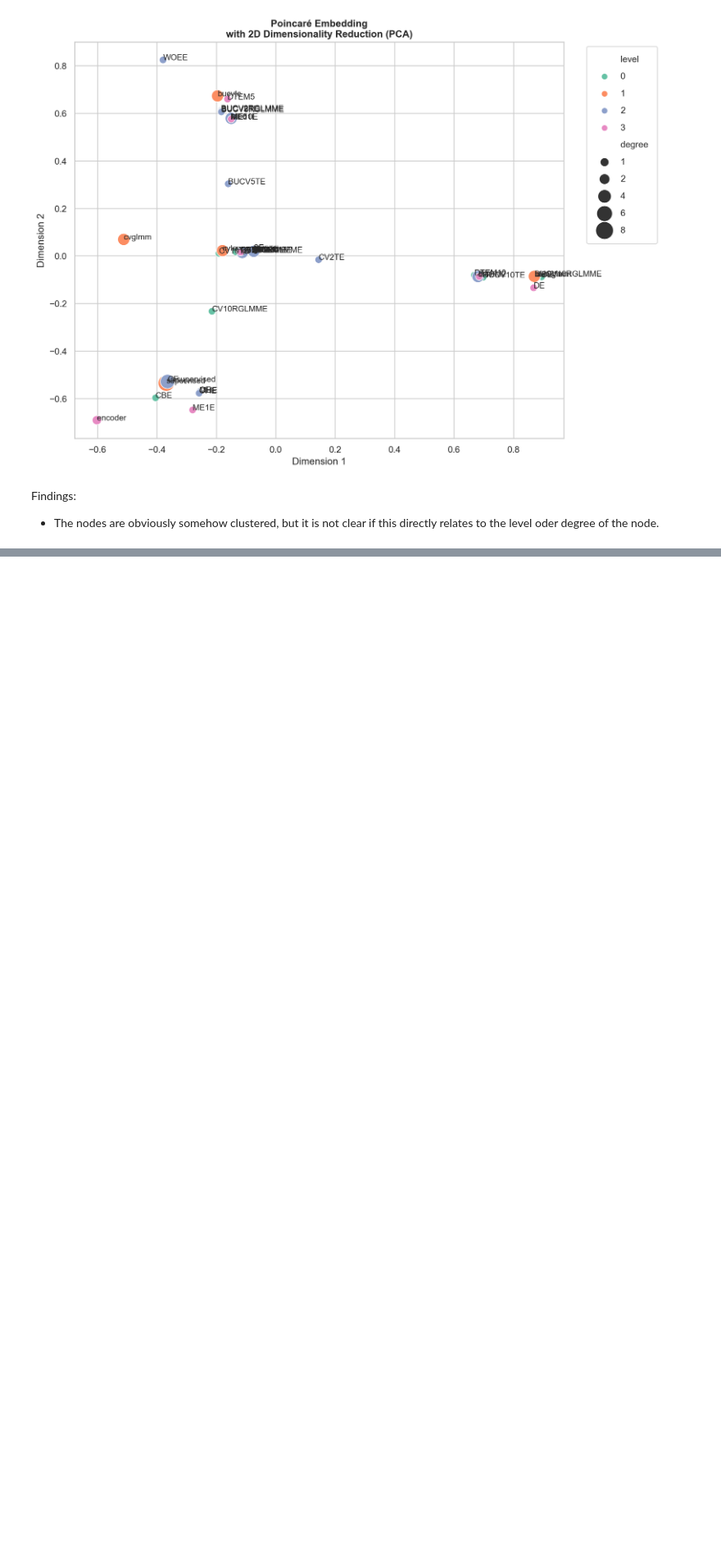
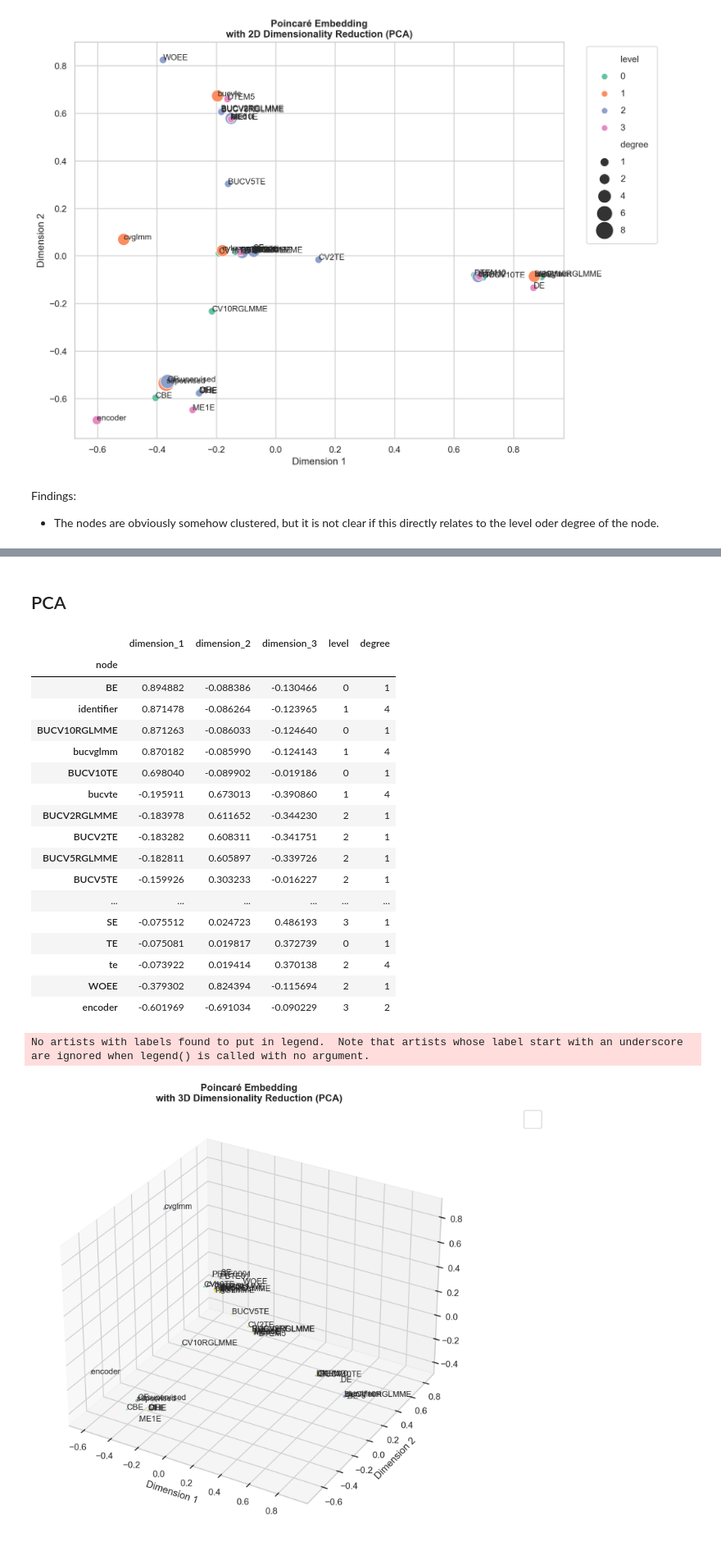
Before and after one commit to nina-prog/meta-learning-for-encoder-selection, a Jupyter notebook: notebooks/week09/week09-encoding-of-encoders.ipynb, the cells around one changed output, grey strips where cells are left out. Shown at 82% size. Saved outputs shown, nothing was run; the diff lists cells and outputs as text; code cells hidden in the pictures; blank space fills up the shorter version.

Commit message:
Improve function and add experimental plots

```diff
--- a/notebooks/week09/week09-encoding-of-encoders.ipynb
+++ b/notebooks/week09/week09-encoding-of-encoders.ipynb
@@ -333,12 +373,15 @@ def plot_embeddigs(data, levels, subtitle='', dim=2):
     fig = plt.figure(figsize=(11, 8))
     if dim == 2:
         sns.scatterplot(data=data_filtered, x='dimension_1', y='dimension_2', size='degree', sizes=(80, 400), hue='level', palette='Set2')
+        # Add node labels as annotations to the plot
+        for node, (x, y, level, degree) in data_filtered.iterrows():
+            plt.text(x, y, node, fontsize=10)
     elif dim == 3:
         ax = fig.add_subplot(111, projection='3d')
         ax.scatter(data_filtered['dimension_1'], data_filtered['dimension_2'], data_filtered['dimension_3'], c=data_filtered['level'], cmap='Set2', s=data_filtered['degree'])
-    # Add node labels as annotations to the plot
-    for node, (x, y, level, degree) in data_filtered.iterrows():
-        plt.text(x, y, node, fontsize=10)
+        # Add node labels as annotations to the plot
+        for node, (x, y, z, level, degree) in data_filtered.iterrows():
+            ax.text(x, y, z, node, fontsize=10)
     # Add title to the plot
     plt.title("Poincaré Embedding" + f"{subtitle}", fontweight='bold')
     # Add legend
@@ -427,0 +473,36 @@ Findings:
+# %% [markdown]
+## PCA
+# %%
+# Perform dimensionality reduction using PCA
+pca = PCA(n_components=3, random_state=7)
+embeddings_3d_pca = pca.fit_transform(embeddings_df.values)
+embeddings_3d_df_pca = pd.DataFrame(embeddings_3d_pca, index=embeddings_df.index, columns=['dimension_1', 'dimension_2', 'dimension_3'])
+
+# Add hierarchical level and degree as a column to the dataframe where node names are the index
+embeddings_3d_df_pca['level'] = nx.get_node_attributes(G, 'level').values()
+embeddings_3d_df_pca['degree'] = pd.Series(degree_dict)
+display(embeddings_3d_df_pca)
+
+# plot
+plot_embeddigs(levels=[0, 1, 2, 3, 4], data=embeddings_3d_df_pca, subtitle='\n'+'with 3D Dimensionality Reduction (PCA)', dim=3)
+# %% [output]
+|  | dimension_1 | dimension_2 | dimension_3 | level | degree |
+| node |  |  |  |  |  |
+| BE | 0.894882 | -0.088386 | -0.130466 | 0 | 1 |
+| identifier | 0.871478 | -0.086264 | -0.123965 | 1 | 4 |
+| BUCV10RGLMME | 0.871263 | -0.086033 | -0.124640 | 0 | 1 |
+| bucvglmm | 0.870182 | -0.085990 | -0.124143 | 1 | 4 |
+| BUCV10TE | 0.698040 | -0.089902 | -0.019186 | 0 | 1 |
+| bucvte | -0.195911 | 0.673013 | -0.390860 | 1 | 4 |
+| BUCV2RGLMME | -0.183978 | 0.611652 | -0.344230 | 2 | 1 |
+| BUCV2TE | -0.183282 | 0.608311 | -0.341751 | 2 | 1 |
+| BUCV5RGLMME | -0.182811 | 0.605897 | -0.339726 | 2 | 1 |
+| BUCV5TE | -0.159926 | 0.303233 | -0.016227 | 2 | 1 |
+| ... | ... | ... | ... | ... | ... |
+| SE | -0.075512 | 0.024723 | 0.486193 | 3 | 1 |
+| TE | -0.075081 | 0.019817 | 0.372739 | 0 | 1 |
+| te | -0.073922 | 0.019414 | 0.370138 | 2 | 4 |
+| WOEE | -0.379302 | 0.824394 | -0.115694 | 2 | 1 |
+| encoder | -0.601969 | -0.691034 | -0.090229 | 3 | 2 |
+No artists with labels found to put in legend.  Note that artists whose label start with an underscore are ignored when legend() is called with no argument.
+[figure, added]
```
Also changed, not shown: parts of 15 cells of this notebook.
